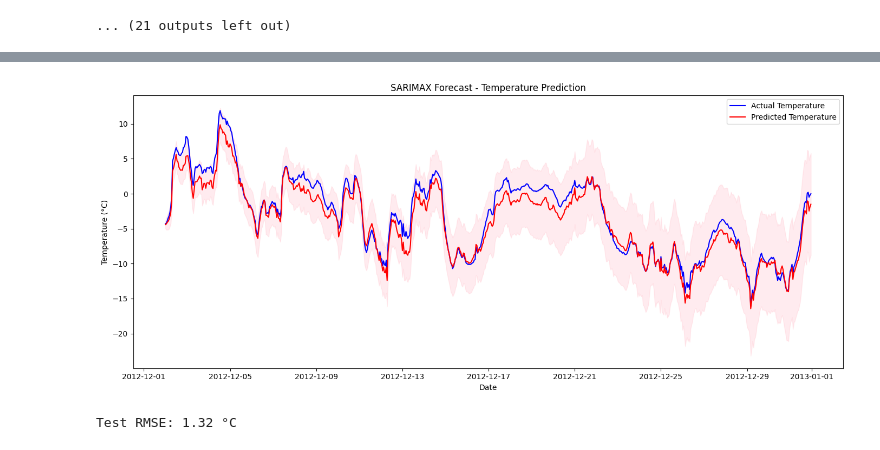
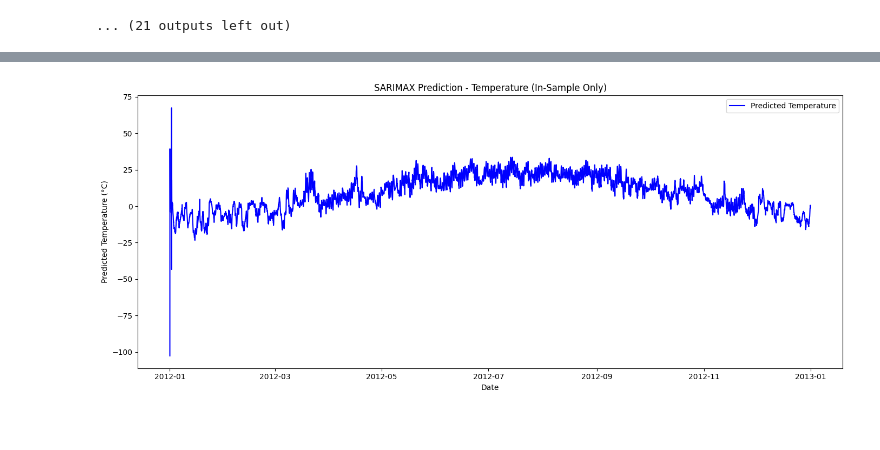
Before and after one commit to Visa110804/Time-series-forecasting, a Jupyter notebook: Time_series_forrecast.ipynb, the cells around one changed output, grey strips where cells are left out. Cells and saved outputs as stored; diff of their text form; code cells hidden in the pictures.

```diff
--- a/Time_series_forrecast.ipynb
+++ b/Time_series_forrecast.ipynb
@@ -486,75 +462,51 @@ Test RMSE: 1.25 °C
 # %%
 import pandas as pd
-import numpy as np
 import matplotlib.pyplot as plt
 from statsmodels.tsa.statespace.sarimax import SARIMAX
 from sklearn.preprocessing import LabelEncoder
-from sklearn.metrics import mean_squared_error
 import warnings
 warnings.filterwarnings("ignore")
 
-# 1. Load your dataset
-df = pd.read_csv('Weather_Data.csv')  # Replace with your file path
-
-# 2. Ensure 'Date/Time' column exists
-if 'Date/Time' in df.columns:
-    df['Date/Time'] = pd.to_datetime(df['Date/Time'])
-else:
-    df['Date/Time'] = pd.date_range(start='2024-01-01', periods=len(df), freq='H')
-
+# === 1. Load your dataset ===
+df = pd.read_csv('Weather_Data.csv')  # Replace with your actual filename
+df['Date/Time'] = pd.to_datetime(df['Date/Time'])
 df.set_index('Date/Time', inplace=True)
 
-# 3. Handle missing values
-df.fillna(method='ffill', inplace=True)
+# === 2. Preprocess ===
+df.fillna(method='ffill', inplace=True)  # Forward-fill missing values
 
-# 4. Encode 'Weather' column
+# Encode the 'Weather' column
 le = LabelEncoder()
 df['Weather_encoded'] = le.fit_transform(df['Weather'])
 
-# 5. Define target and exogenous variables
-target = 'Temp_C'
+# === 3. Define target and exogenous features ===
+y = df['Temp_C']
 exog_vars = ['Dew Point Temp_C', 'Rel Hum_%', 'Wind Speed_km/h',
              'Visibility_km', 'Press_kPa', 'Weather_encoded']
-
-y = df[target]
 exog = df[exog_vars]
 
-# 6. Train/Test Split
-# We'll forecast the last 30 days (you can change this)
-forecast_horizon = 24 * 30  # 30 days of hourly data
-y_train, y_test = y[:-forecast_horizon], y[-forecast_horizon:]
-exog_train, exog_test = exog[:-forecast_horizon], exog[-forecast_horizon:]
-
-# 7. Fit SARIMAX model
-model = SARIMAX(y_train,
-                exog=exog_train,
-                order=(2, 1, 2),         # You can tune this
-                seasonal_order=(1, 1, 1, 24),  # 24-hour seasonality
+# === 4. Fit SARIMAX Model ===
+model = SARIMAX(endog=y,
+                exog=exog,
+                order=(2, 1, 2),  # ARIMA (p,d,q)
+                seasonal_order=(1, 1, 1, 24),  # Daily seasonality (24 hours)
                 enforce_stationarity=False,
                 enforce_invertibility=False)
 
 results = model.fit(disp=False)
 
-# 8. Forecast
-pred = results.get_forecast(steps=forecast_horizon, exog=exog_test)
-y_pred = pred.predicted_mean
-conf_int = pred.conf_int()
+# === 5. Generate in-sample predictions ===
+pred = results.get_prediction(start=0, end=len(y)-1, exog=exog)
+predicted_temp = pred.predicted_mean
 
-# 9. Plot results
+# === 6. Plot predictions only ===
 plt.figure(figsize=(14, 6))
-plt.plot(y_test.index, y_test, label='Actual Temperature', color='blue')
-plt.plot(y_test.index, y_pred, label='Predicted Temperature', color='red')
-plt.fill_between(y_test.index, conf_int.iloc[:, 0], conf_int.iloc[:, 1], color='pink', alpha=0.3)
-plt.title('SARIMAX Forecast - Temperature Prediction')
+plt.plot(predicted_temp.index, predicted_temp, color='blue', label='Predicted Temperature')
+plt.title('SARIMAX Prediction - Temperature (In-Sample Only)')
 plt.xlabel('Date')
-plt.ylabel('Temperature (°C)')
+plt.ylabel('Predicted Temperature (°C)')
 plt.legend()
 plt.tight_layout()
 plt.show()
-
-# 10. Evaluate
-rmse = np.sqrt(mean_squared_error(y_test, y_pred))
-print(f"Test RMSE: {rmse:.2f} °C")
 # %% [output]
-[figure, old version]
+[figure, new version]
-Test RMSE: 1.32 °C
```
Also changed, not shown: parts of 2 cells of this notebook.
